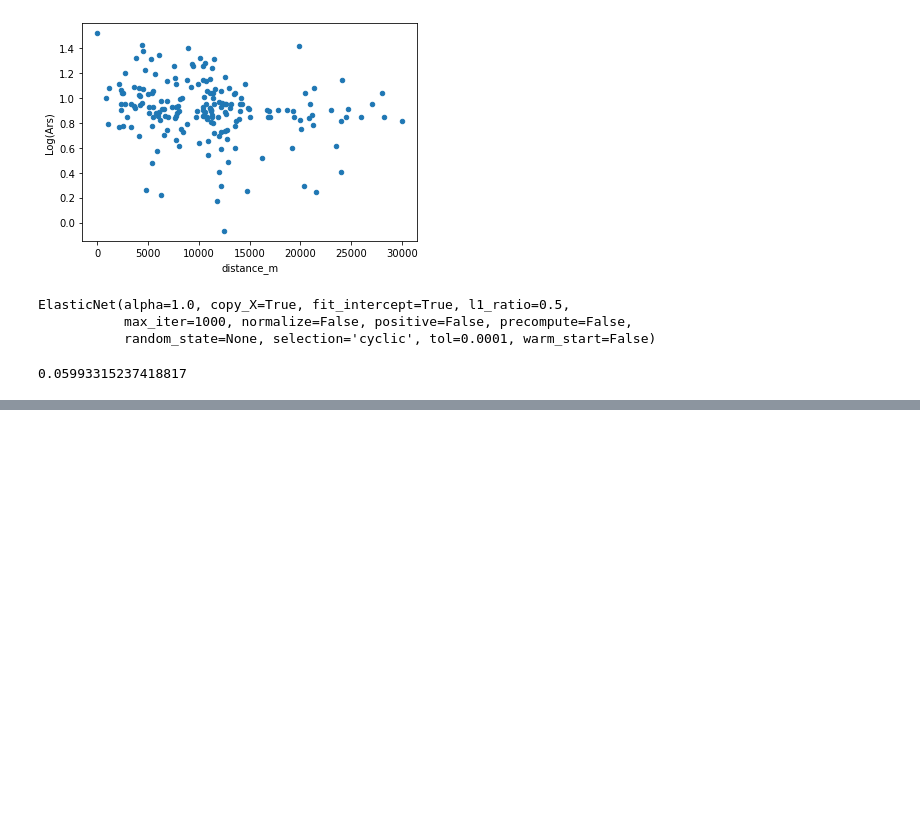
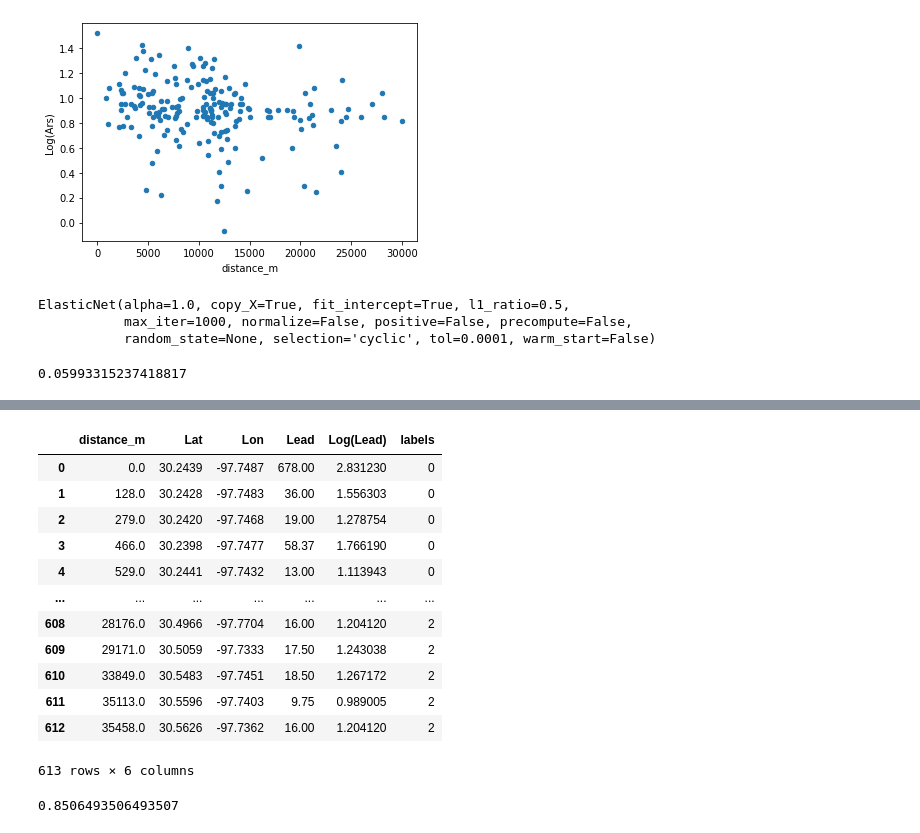
Before and after one commit to ferozumair786/PRSNL-Soil_Analysis, a Jupyter notebook: machine_learning.ipynb, the cells around one changed output, grey strips where cells are left out. Cells and saved outputs as stored; diff of their text form; code cells hidden in the pictures; blank space fills up the shorter version.

```diff
--- a/machine_learning.ipynb
+++ b/machine_learning.ipynb
@@ -318,0 +340,27 @@ max_lead_linreg.score(pd.DataFrame(X_test), y_test)
+# %%
+soil_df_lead_max['labels'] = pd.Series(model.predict(soil_df_lead_max[['Lat', 'Lon']]), index=soil_df_lead_max.index)
+# %%
+soil_df_lead_max
+# %% [output]
+|  | distance_m | Lat | Lon | Lead | Log(Lead) | labels |
+| 0 | 0.0 | 30.2439 | -97.7487 | 678.00 | 2.831230 | 0 |
+| 1 | 128.0 | 30.2428 | -97.7483 | 36.00 | 1.556303 | 0 |
+| 2 | 279.0 | 30.2420 | -97.7468 | 19.00 | 1.278754 | 0 |
+| 3 | 466.0 | 30.2398 | -97.7477 | 58.37 | 1.766190 | 0 |
+| 4 | 529.0 | 30.2441 | -97.7432 | 13.00 | 1.113943 | 0 |
+| ... | ... | ... | ... | ... | ... | ... |
+| 608 | 28176.0 | 30.4966 | -97.7704 | 16.00 | 1.204120 | 2 |
+| 609 | 29171.0 | 30.5059 | -97.7333 | 17.50 | 1.243038 | 2 |
+| 610 | 33849.0 | 30.5483 | -97.7451 | 18.50 | 1.267172 | 2 |
+| 611 | 35113.0 | 30.5596 | -97.7403 | 9.75 | 0.989005 | 2 |
+| 612 | 35458.0 | 30.5626 | -97.7362 | 16.00 | 1.204120 | 2 |
+613 rows × 6 columns
+# %%
+# trying SVC with KMeans classification
+X_train, X_test, y_train, y_test = train_test_split(soil_df_lead_max[['Lat', 'Lon', 'labels']], soil_df_lead_max['Log(Lead)'], random_state=13)
+lead_svc = SVC()
+lead_svc.fit(X_train.astype('int'), y_train.astype('int'))
+
+lead_svc.score(X_test.astype('int'), y_test.astype('int'))
+# %% [output]
+0.8506493506493507
```
Also changed, not shown: parts of 7 cells of this notebook, 2 other files.
